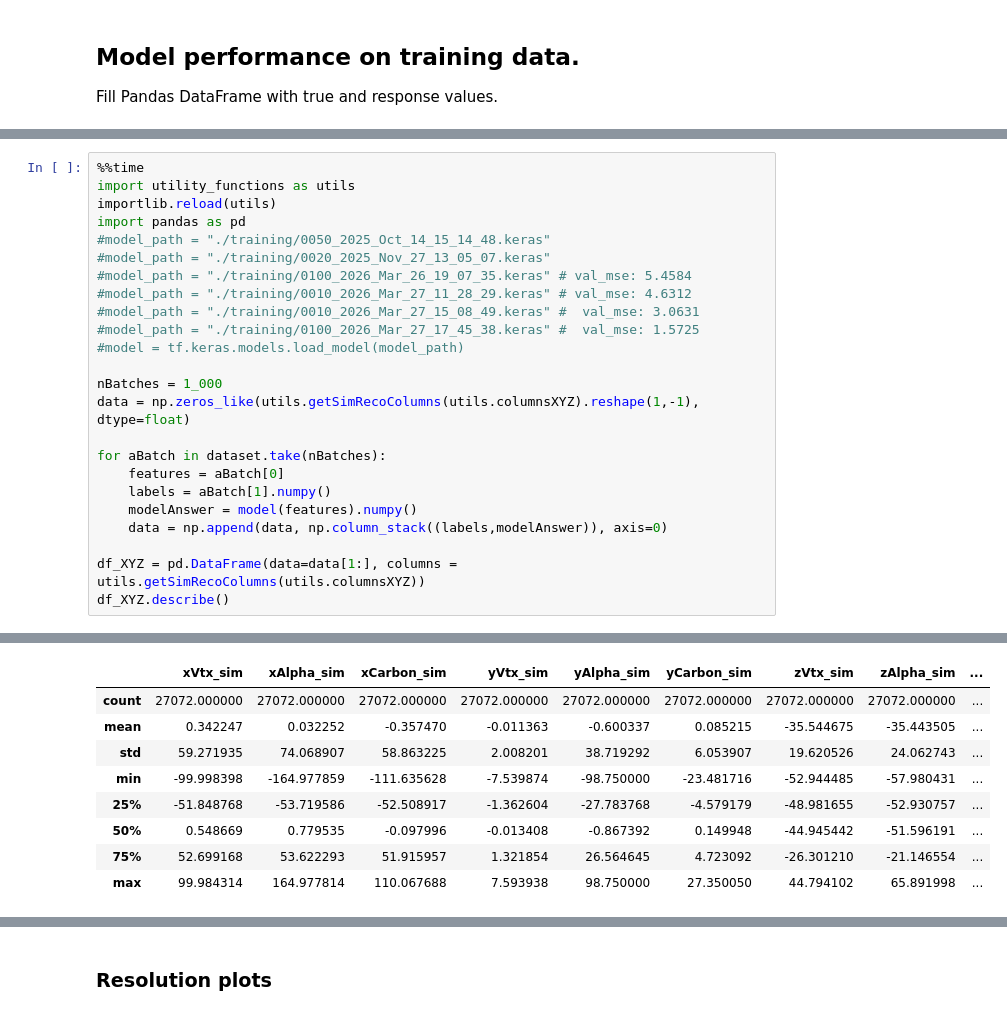
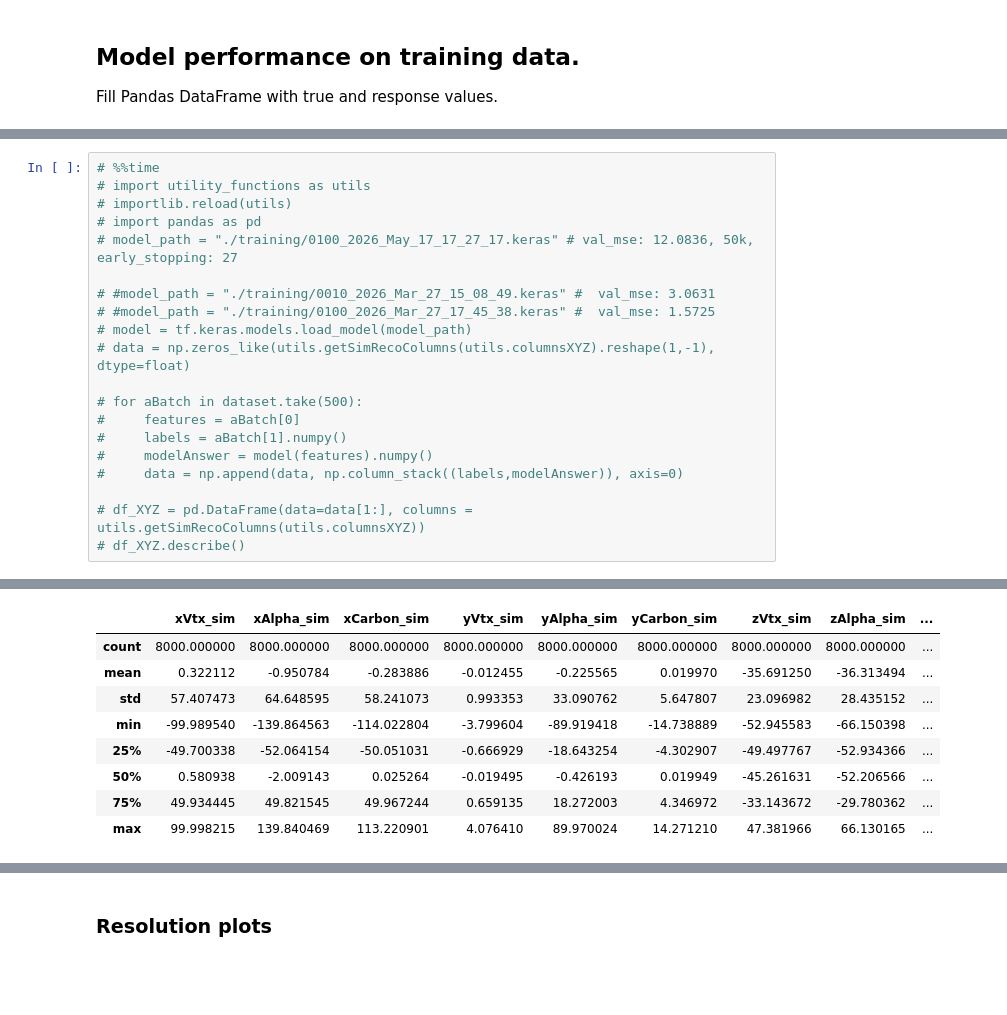
Before and after one commit to akalinow/TPCReco, a Jupyter notebook: PythonAnalysis/ipynb/WAWTPC_ML.ipynb, the cells around one changed output, grey strips where cells are left out. Saved outputs shown, nothing was run; the diff lists cells and outputs as text; blank space fills up the shorter version.

```diff
--- a/PythonAnalysis/ipynb/WAWTPC_ML.ipynb
+++ b/PythonAnalysis/ipynb/WAWTPC_ML.ipynb
@@ -272,25 +507,21 @@ Fill Pandas DataFrame with true and response values.
 # %%
-%%time
-import utility_functions as utils
-importlib.reload(utils)
-import pandas as pd
-#model_path = "./training/0050_2025_Oct_14_15_14_48.keras"
-#model_path = "./training/0020_2025_Nov_27_13_05_07.keras"
-#model_path = "./training/0100_2026_Mar_26_19_07_35.keras" # val_mse: 5.4584
-#model_path = "./training/0010_2026_Mar_27_11_28_29.keras" # val_mse: 4.6312
-#model_path = "./training/0010_2026_Mar_27_15_08_49.keras" #  val_mse: 3.0631
-#model_path = "./training/0100_2026_Mar_27_17_45_38.keras" #  val_mse: 1.5725
-#model = tf.keras.models.load_model(model_path)
+# %%time
+# import utility_functions as utils
+# importlib.reload(utils)
+# import pandas as pd
+# model_path = "./training/0100_2026_May_17_17_27_17.keras" # val_mse: 12.0836, 50k, early_stopping: 27
 
-nBatches = 1_000
-data = np.zeros_like(utils.getSimRecoColumns(utils.columnsXYZ).reshape(1,-1), dtype=float)
+# #model_path = "./training/0010_2026_Mar_27_15_08_49.keras" #  val_mse: 3.0631
+# #model_path = "./training/0100_2026_Mar_27_17_45_38.keras" #  val_mse: 1.5725
+# model = tf.keras.models.load_model(model_path)
+# data = np.zeros_like(utils.getSimRecoColumns(utils.columnsXYZ).reshape(1,-1), dtype=float)
 
-for aBatch in dataset.take(nBatches):
-    features = aBatch[0]
-    labels = aBatch[1].numpy()
-    modelAnswer = model(features).numpy()
-    data = np.append(data, np.column_stack((labels,modelAnswer)), axis=0)
+# for aBatch in dataset.take(500):
+#     features = aBatch[0]
+#     labels = aBatch[1].numpy()
+#     modelAnswer = model(features).numpy()
+#     data = np.append(data, np.column_stack((labels,modelAnswer)), axis=0)
 
-df_XYZ = pd.DataFrame(data=data[1:], columns = utils.getSimRecoColumns(utils.columnsXYZ))
-df_XYZ.describe()
+# df_XYZ = pd.DataFrame(data=data[1:], columns = utils.getSimRecoColumns(utils.columnsXYZ))
+# df_XYZ.describe()
 # %% [output]
@@ -300,12 +530,12 @@ Wall time: 3min 13s
 |  | xVtx_sim | xAlpha_sim | xCarbon_sim | yVtx_sim | yAlpha_sim | yCarbon_sim | zVtx_sim | zAlpha_sim | ... |
-| count | 27072.000000 | 27072.000000 | 27072.000000 | 27072.000000 | 27072.000000 | 27072.000000 | 27072.000000 | 27072.000000 | ... |
-| mean | 0.342247 | 0.032252 | -0.357470 | -0.011363 | -0.600337 | 0.085215 | -35.544675 | -35.443505 | ... |
-| std | 59.271935 | 74.068907 | 58.863225 | 2.008201 | 38.719292 | 6.053907 | 19.620526 | 24.062743 | ... |
-| min | -99.998398 | -164.977859 | -111.635628 | -7.539874 | -98.750000 | -23.481716 | -52.944485 | -57.980431 | ... |
-| 25% | -51.848768 | -53.719586 | -52.508917 | -1.362604 | -27.783768 | -4.579179 | -48.981655 | -52.930757 | ... |
-| 50% | 0.548669 | 0.779535 | -0.097996 | -0.013408 | -0.867392 | 0.149948 | -44.945442 | -51.596191 | ... |
-| 75% | 52.699168 | 53.622293 | 51.915957 | 1.321854 | 26.564645 | 4.723092 | -26.301210 | -21.146554 | ... |
-| max | 99.984314 | 164.977814 | 110.067688 | 7.593938 | 98.750000 | 27.350050 | 44.794102 | 65.891998 | ... |
+| count | 8000.000000 | 8000.000000 | 8000.000000 | 8000.000000 | 8000.000000 | 8000.000000 | 8000.000000 | 8000.000000 | ... |
+| mean | 0.322112 | -0.950784 | -0.283886 | -0.012455 | -0.225565 | 0.019970 | -35.691250 | -36.313494 | ... |
+| std | 57.407473 | 64.648595 | 58.241073 | 0.993353 | 33.090762 | 5.647807 | 23.096982 | 28.435152 | ... |
+| min | -99.989540 | -139.864563 | -114.022804 | -3.799604 | -89.919418 | -14.738889 | -52.945583 | -66.150398 | ... |
+| 25% | -49.700338 | -52.064154 | -50.051031 | -0.666929 | -18.643254 | -4.302907 | -49.497767 | -52.934366 | ... |
+| 50% | 0.580938 | -2.009143 | 0.025264 | -0.019495 | -0.426193 | 0.019949 | -45.261631 | -52.206566 | ... |
+| 75% | 49.934445 | 49.821545 | 49.967244 | 0.659135 | 18.272003 | 4.346972 | -33.143672 | -29.780362 | ... |
+| max | 99.998215 | 139.840469 | 113.220901 | 4.076410 | 89.970024 | 14.271210 | 47.381966 | 66.130165 | ... |
 # %%
 import plotting_functions as plf
 importlib.reload(plf)
```
Also changed, not shown: parts of 13 cells of this notebook, 3 other files.
